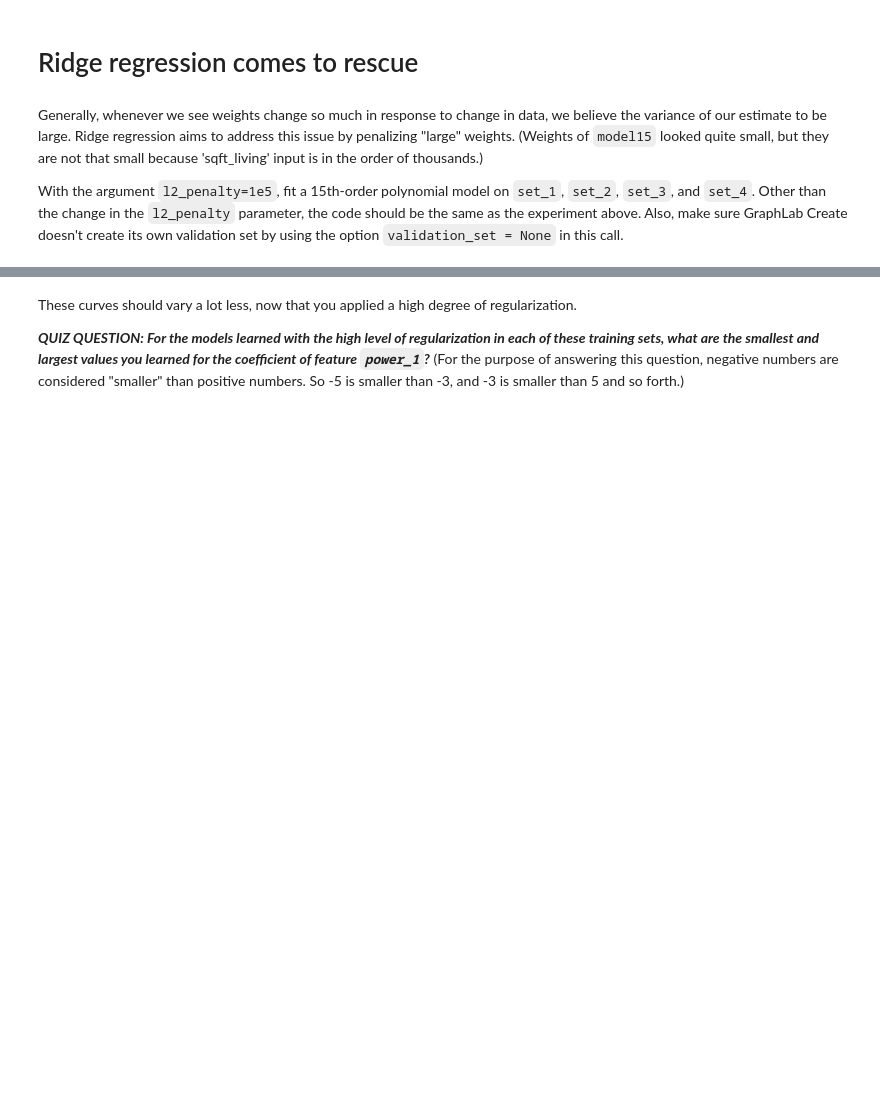
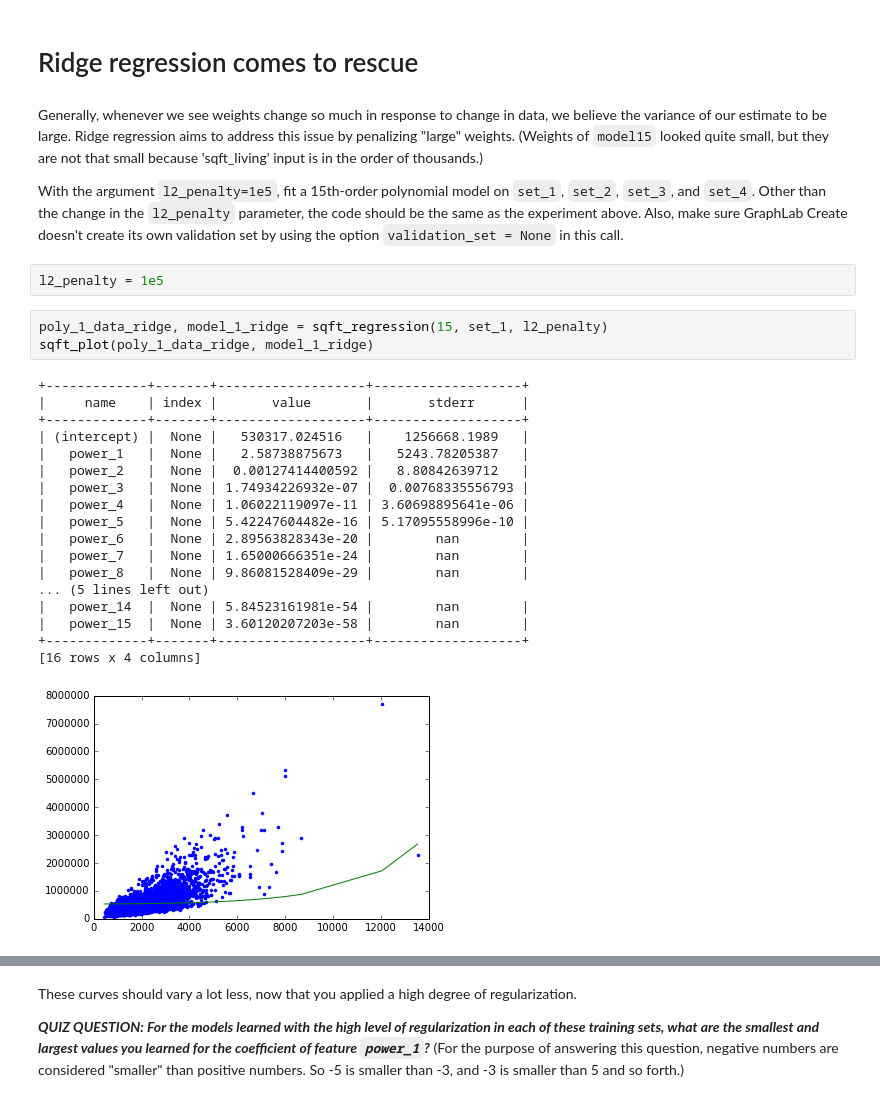
Before and after one commit to ahmedashoor737/ML-Assignments, a Jupyter notebook: Programming Assignment 4/ics_485_assignment_4_part_1_blank.ipynb, the cells around one changed output, grey strips where cells are left out. Drawn from its saved outputs; the diff is of its cells as text; blank space fills up the shorter version.

```diff
--- a/Programming Assignment 4/ics_485_assignment_4_part_1_blank.ipynb
+++ b/Programming Assignment 4/ics_485_assignment_4_part_1_blank.ipynb
@@ -207,3 +217,27 @@ The four curves should differ from one another a lot, as should the coefficients
 Generally, whenever we see weights change so much in response to change in data, we believe the variance of our estimate to be large. Ridge regression aims to address this issue by penalizing "large" weights. (Weights of `model15` looked quite small, but they are not that small because 'sqft_living' input is in the order of thousands.)
 
 With the argument `l2_penalty=1e5`, fit a 15th-order polynomial model on `set_1`, `set_2`, `set_3`, and `set_4`. Other than the change in the `l2_penalty` parameter, the code should be the same as the experiment above. Also, make sure GraphLab Create doesn't create its own validation set by using the option `validation_set = None` in this call.
+# %%
+l2_penalty = 1e5
+# %%
+poly_1_data_ridge, model_1_ridge = sqft_regression(15, set_1, l2_penalty)
+sqft_plot(poly_1_data_ridge, model_1_ridge)
+# %% [output]
++-------------+-------+-------------------+-------------------+
+|     name    | index |       value       |       stderr      |
++-------------+-------+-------------------+-------------------+
+| (intercept) |  None |   530317.024516   |    1256668.1989   |
+|   power_1   |  None |   2.58738875673   |   5243.78205387   |
+|   power_2   |  None |  0.00127414400592 |   8.80842639712   |
+|   power_3   |  None | 1.74934226932e-07 |  0.00768335556793 |
+|   power_4   |  None | 1.06022119097e-11 | 3.60698895641e-06 |
+|   power_5   |  None | 5.42247604482e-16 | 5.17095558996e-10 |
+|   power_6   |  None | 2.89563828343e-20 |        nan        |
+|   power_7   |  None | 1.65000666351e-24 |        nan        |
+|   power_8   |  None | 9.86081528409e-29 |        nan        |
+... (5 lines left out)
+|   power_14  |  None | 5.84523161981e-54 |        nan        |
+|   power_15  |  None | 3.60120207203e-58 |        nan        |
++-------------+-------+-------------------+-------------------+
+[16 rows x 4 columns]
+[figure, added]
```
Also changed, not shown: parts of 29 cells of this notebook.
